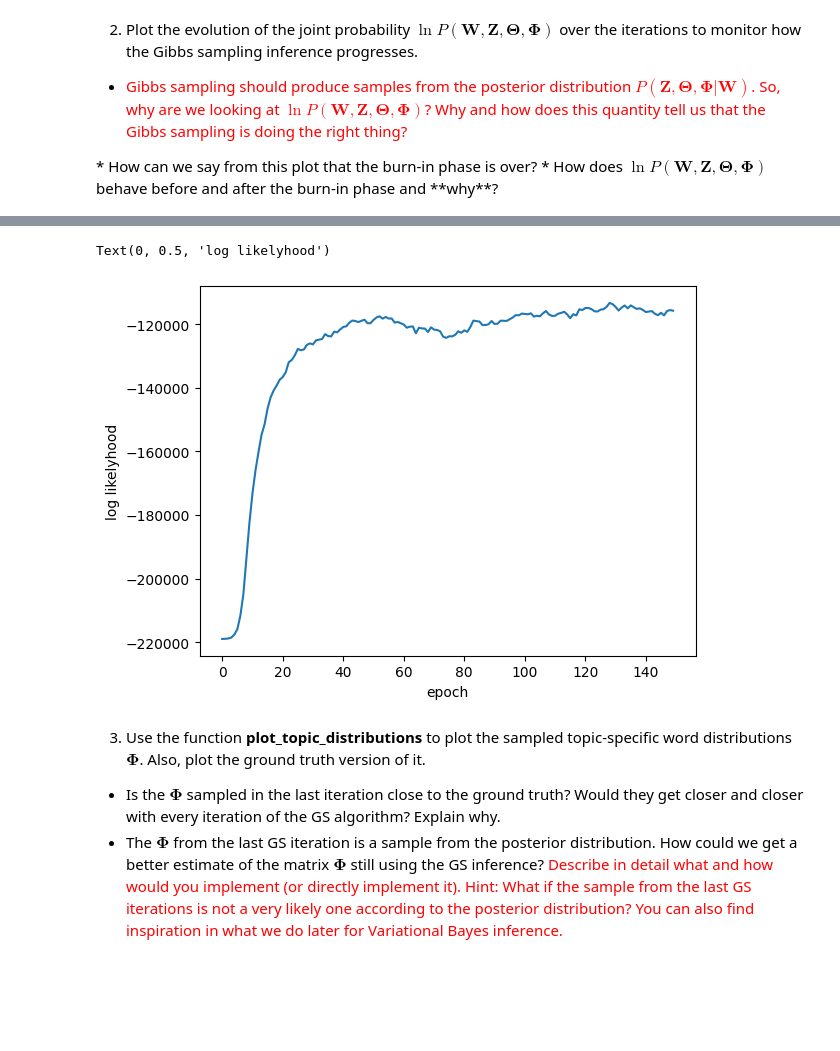
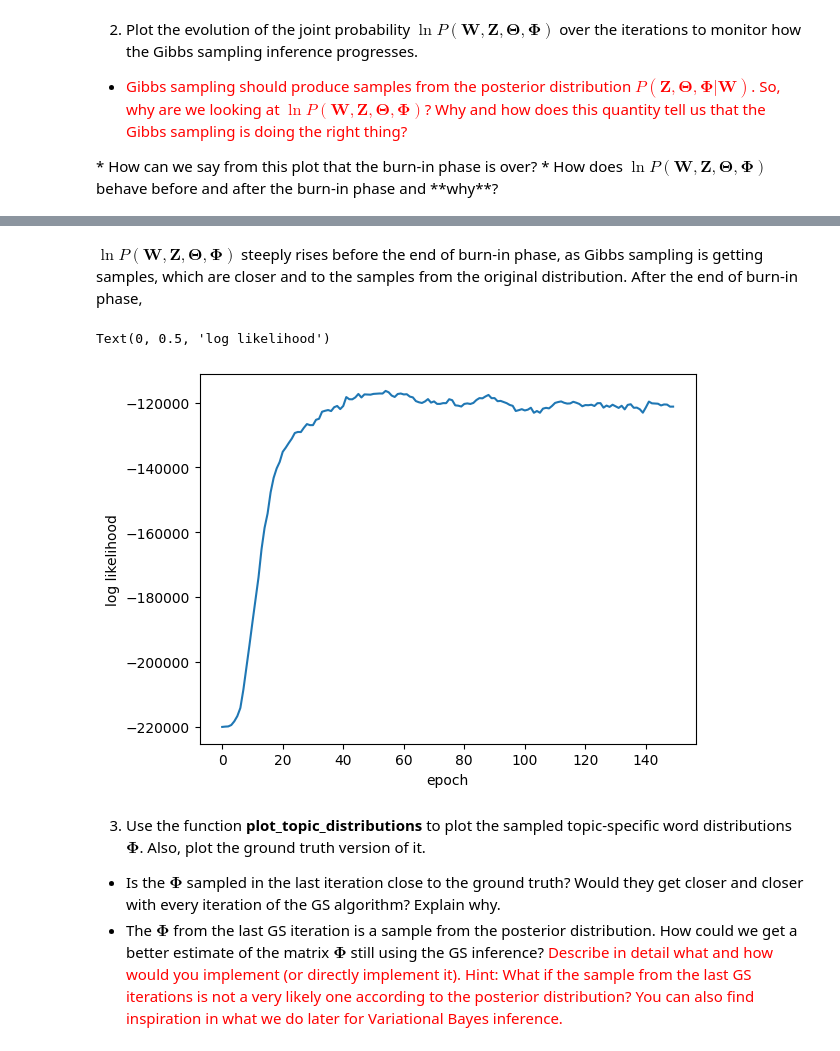
Before and after one commit to AlesKas/SchoolFIT, a Jupyter notebook: BAYa/Assignment2022.ipynb, the cells around one changed output, grey strips where cells are left out. Drawn from its saved outputs; the diff is of its cells as text; code cells hidden in the pictures; blank space fills up the shorter version.

```diff
--- a/BAYa/Assignment2022.ipynb
+++ b/BAYa/Assignment2022.ipynb
@@ -245,12 +245,12 @@ beta0  = np.ones(V, dtype='float') # Parameters of prior for Phi
 Theta  = np.ones((D,K))/K          # Initial values for Theta; store new Theta sampled in each iteration to this variable
 Phi    = np.ones((K,V))/V          # Initial values for Phi; store new Phi sampled in each iteration to this variable
 # %%
-EPOCHS = 1
+EPOCHS = 200
 prob = np.zeros((D,V,K))
+prob2 = np.zeros((D,V,K))
 C = np.zeros((D,V,K))
 
 def gibbsSampling(input = M, epochs = 150):
-    D, V = input.shape
     logs = []
     theta_tmp = np.empty((epochs,D,K))
     for epoch in range(epochs):
@@ -258,8 +258,8 @@ def gibbsSampling(input = M, epochs = 150):
         beta = np.ones((K,V))
         # Step 2
         for d in range(D):
-            for k, (Phi_k, Theta_dk) in enumerate(zip(Phi, Theta[d])):
-                for v in range(V):
+            for v in range(V):
+                for k in range(K):
                     sum = 0
                     for idx in range(K):
                         sum += Phi[idx][v] * Theta[d][idx]
@@ -272,7 +272,6 @@ def gibbsSampling(input = M, epochs = 150):
 
         # Step 4
         for d in range(D):
-            alpha = np.sum(C[d], axis=0)
             alpha = alpha0 + np.sum(C[d], axis=0)
             theta_val = np.random.dirichlet(alpha)
             Theta[d] = theta_val
@@ -286,15 +285,10 @@ def gibbsSampling(input = M, epochs = 150):
             beta += beta0
             Phi[k] = np.random.dirichlet(beta[k])
 
-        # phi_1 = (np.log(Phi) * (beta - 1)).sum()
-        # theta_1 = (np.log(Theta) * (alpha - 1)).sum()
-        # theta_2 = (np.log(Theta) * np.sum(C, axis = 1)).sum()
-        # phi_2 = (np.log(Phi) * np.sum(C, axis = 0).T).sum()
         theta = (np.log(Theta) * (alpha + np.sum(C, axis = 1) - 1)).sum()
         phi = (np.log(Phi) * (beta + np.sum(C, axis = 0).T - 1)).sum()
-        # log_likelihood = phi_1 + theta_1 + theta_2 + phi_2
+
         log_likelihood = theta + phi
         logs.append(log_likelihood)
     return logs, theta_tmp
-
 logs, theta_log = gibbsSampling(M, EPOCHS)
@@ -335,11 +305,14 @@ plot_points_in_simplex(np.array(theta_log)[0:EPOCHS, 3], c=colors[3], ls=':',  m
+# %% [markdown]
+$\ln P(\boldsymbol{W}, \boldsymbol{Z}, \boldsymbol{\Theta}, \boldsymbol{\Phi})$ steeply rises before the end of burn-in phase, as Gibbs sampling is getting samples, which are closer and to the samples from the original distribution.
+After the end of burn-in phase,
 # %%
 #Your code goes here
 plt.plot(range(EPOCHS), logs)
 plt.xlabel('epoch')
-plt.ylabel('log likelyhood')
+plt.ylabel('log likelihood')
 # %% [output]
-Text(0, 0.5, 'log likelyhood')
+Text(0, 0.5, 'log likelihood')
-[figure, old version]
+[figure, new version]
 # %% [markdown]
 3. Use the function **plot_topic_distributions** to plot the sampled topic-specific word distributions $\boldsymbol{\Phi}$. Also, plot the ground truth version of it.
  * Is the $\boldsymbol{\Phi}$ sampled in the last iteration close to the ground truth? Would they get closer and closer with every iteration of the GS algorithm? Explain why.
```
Also changed, not shown: parts of 8 cells of this notebook, 34 other files.
